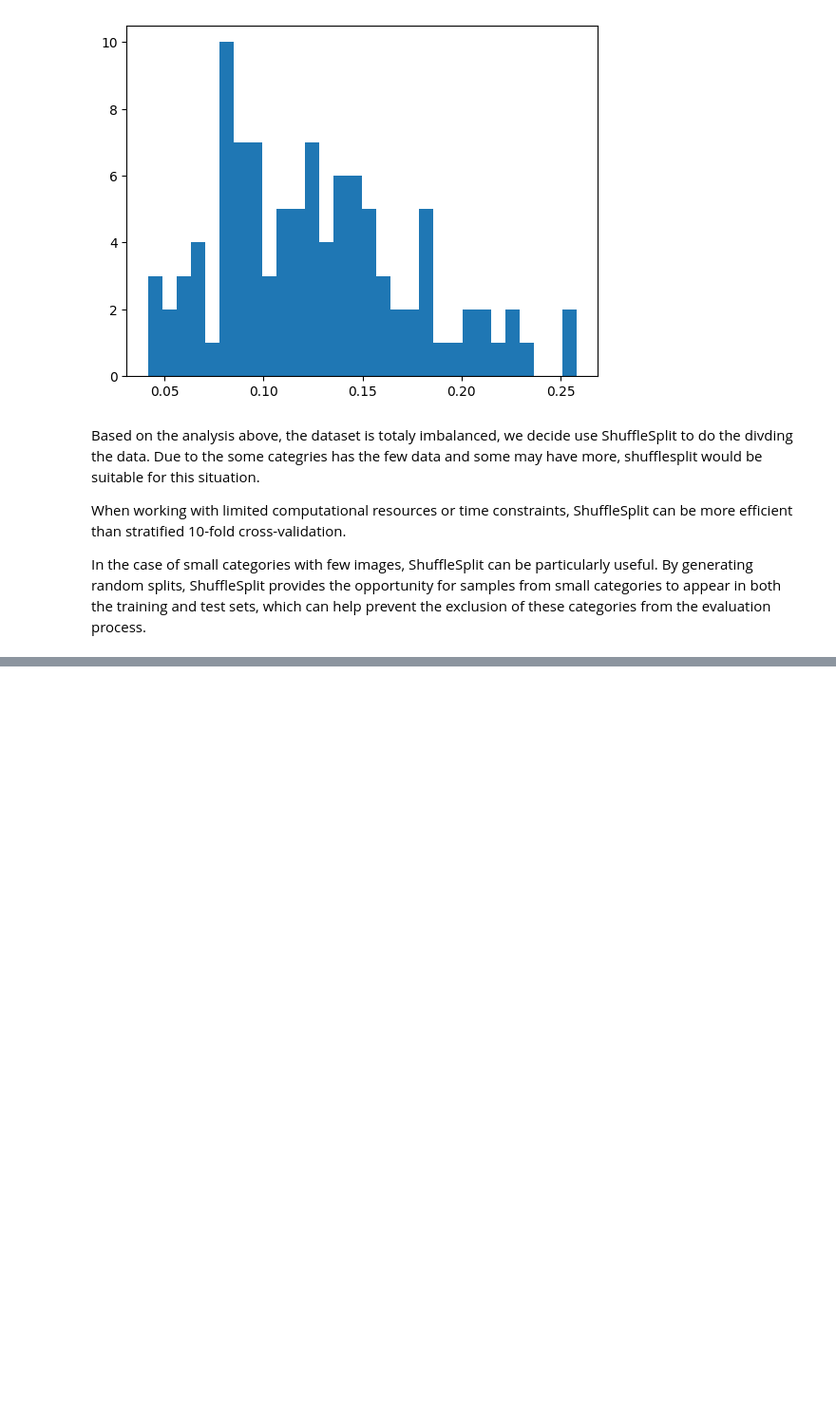
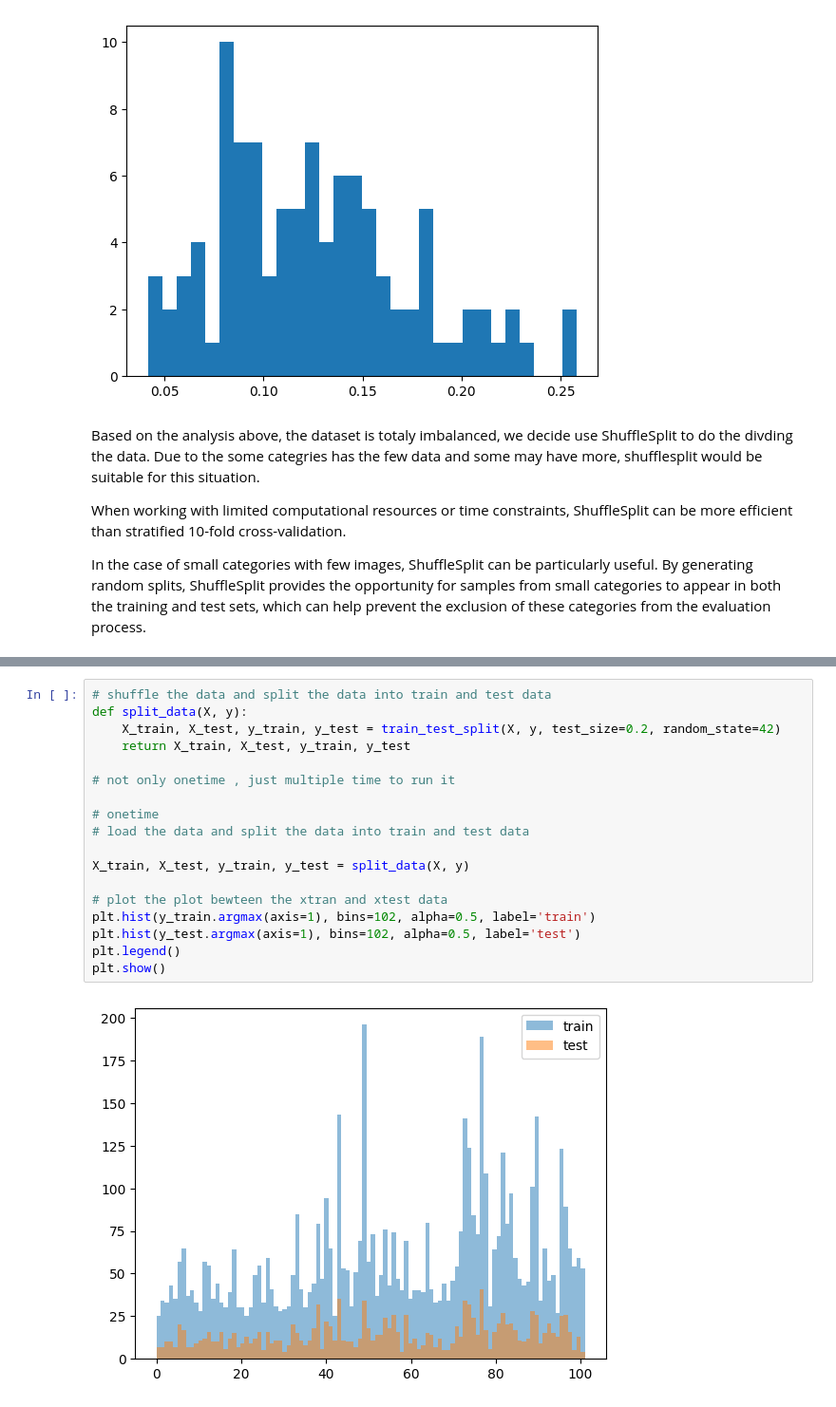
Before and after one commit to livingspring/CS7324LabAssignment, a Jupyter notebook: Lab6/flowers/Lab6.ipynb, the cells around one changed output, grey strips where cells are left out. Shown at 95% size. Saved outputs shown, nothing was run; the diff lists cells and outputs as text; blank space fills up the shorter version.

```diff
--- a/Lab6/flowers/Lab6.ipynb
+++ b/Lab6/flowers/Lab6.ipynb
@@ -113,0 +210,20 @@ In the case of small categories with few images, ShuffleSplit can be particularl
+# %%
+# shuffle the data and split the data into train and test data
+def split_data(X, y):
+    X_train, X_test, y_train, y_test = train_test_split(X, y, test_size=0.2, random_state=42)
+    return X_train, X_test, y_train, y_test
+
+# not only onetime , just multiple time to run it
+
+# onetime
+# load the data and split the data into train and test data
+
+X_train, X_test, y_train, y_test = split_data(X, y)
+
+# plot the plot bewteen the xtran and xtest data
+plt.hist(y_train.argmax(axis=1), bins=102, alpha=0.5, label='train')
+plt.hist(y_test.argmax(axis=1), bins=102, alpha=0.5, label='test')
+plt.legend()
+plt.show()
+# %% [output]
+[figure, added]
```
Also changed, not shown: parts of 14 cells of this notebook, 1 other file.
